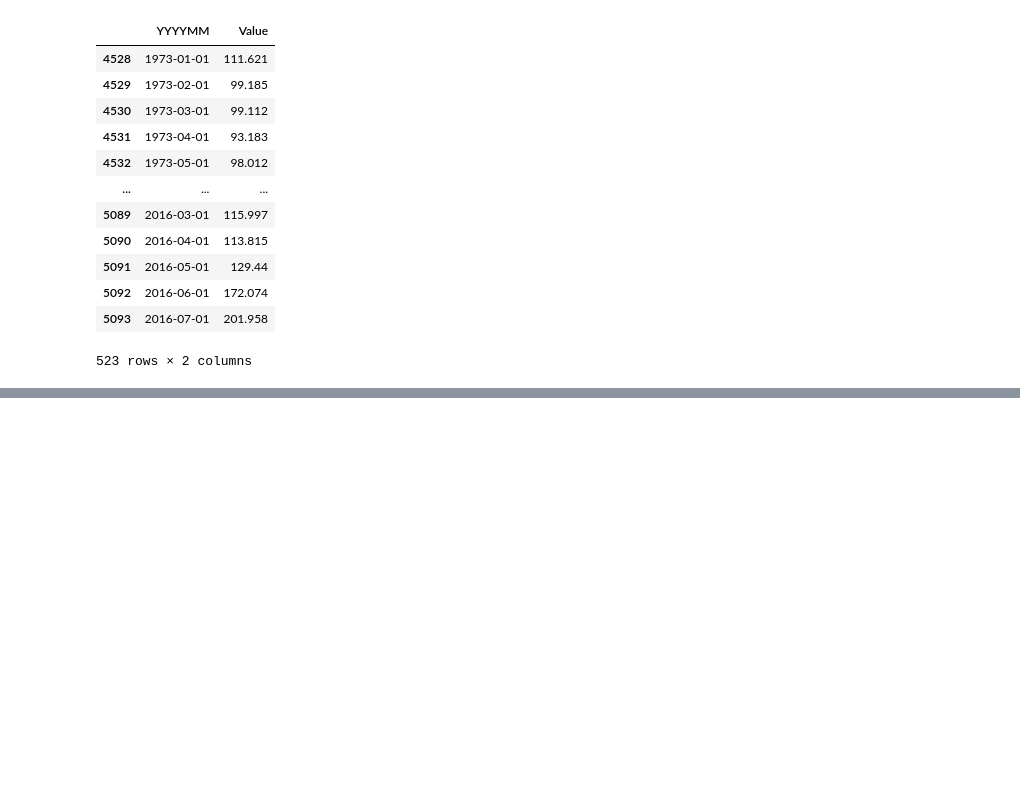
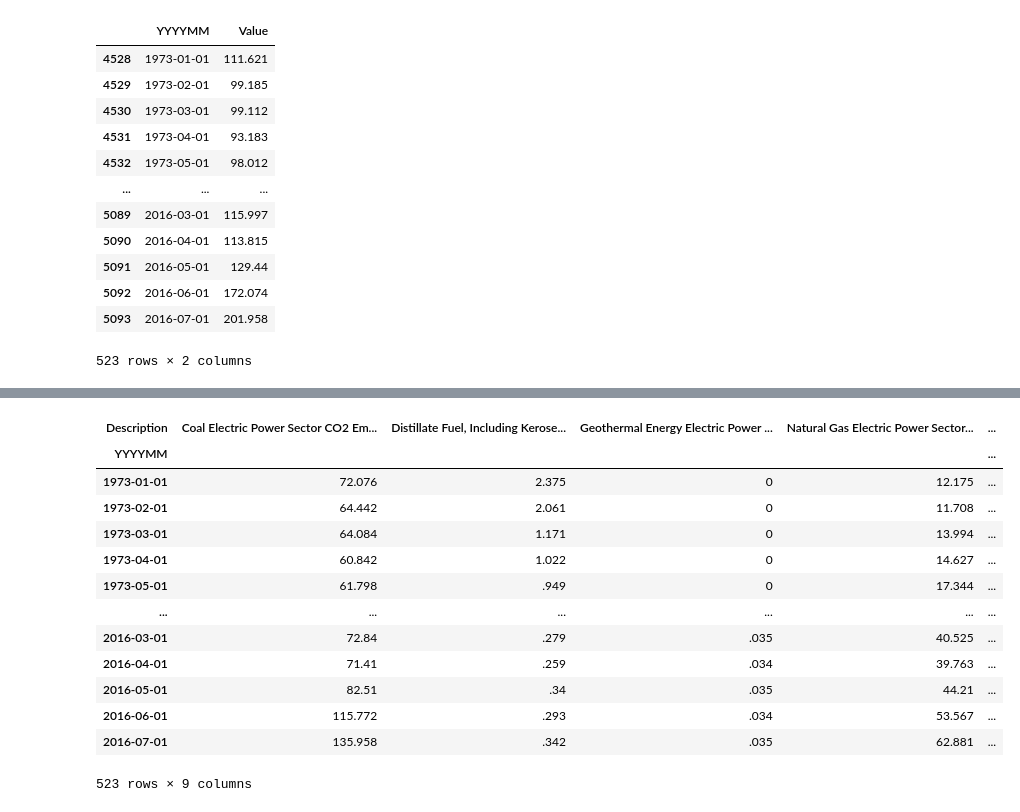
Before and after one commit to UPstartDeveloper/climate-change-analysis, a Jupyter notebook: analysis.ipynb, the cells around one changed output, grey strips where cells are left out. Cells and saved outputs as stored; diff of their text form; code cells hidden in the pictures; blank space fills up the shorter version.

```diff
--- a/analysis.ipynb
+++ b/analysis.ipynb
@@ -806,0 +700,35 @@ new_df
+# %%
+def clean_emission_data(path):
+    def fill_not_available(dataframe, column_name):
+        '''Fills in 0 for all values in the column that are populated by "Not Available."'''
+        new_values = list()
+        for item in dataframe[column_name]:
+            # get the value to append
+            value = item
+            # if value is NaN, change to 0
+            if value == "Not Available":
+                value = 0
+            # add the value
+            new_values.append(value)
+        # reassign the column in the df
+        dataframe[column_name] = new_values
+        # return dataframe
+    """Converts all times in the emissions DataFrame into DateTime values."""
+    # make a DF of the emissions CSV, wherever it's located
+    carbon_df = pd.read_csv(path)
+    # store a list of the different sources
+    carbon_categories = carbon_df['Description'].unique()
+    # convert dates to strings
+    carbon_df['YYYYMM'] = [str(date)[:-2] + "-" + str(date)[-2:] for date in carbon_df['YYYYMM']]
+    # remove all dates in the 13th month
+    new_df = carbon_df[~carbon_df["YYYYMM"].str.contains('-13')]
+    # convert to datetime
+    new_df["YYYYMM"] = pd.to_datetime(new_df['YYYYMM'], format="%Y-%m")
+    # give each energy source it's own column - now the date is the index
+    new_df = new_df.pivot(index='YYYYMM', columns='Description', values='Value')
+    # remove NaN values
+    for category in carbon_categories:
+        new_df = fill_not_available(new_df, category)
+    return new_df, carbon_categories
+# %%
+emissions_df, carbon_categories  = clean_emission_data('./Data/carbon-emissions.csv')
@@ -806,0 +742,17 @@ new_df
+# %%
+emissions_df
+# %% [output]
+| Description | Coal Electric Power Sector CO2 Em... | Distillate Fuel, Including Kerose... | Geothermal Energy Electric Power ... | Natural Gas Electric Power Sector... | ... |
+| YYYYMM |  |  |  |  | ... |
+| 1973-01-01 | 72.076 | 2.375 | 0 | 12.175 | ... |
+| 1973-02-01 | 64.442 | 2.061 | 0 | 11.708 | ... |
+| 1973-03-01 | 64.084 | 1.171 | 0 | 13.994 | ... |
+| 1973-04-01 | 60.842 | 1.022 | 0 | 14.627 | ... |
+| 1973-05-01 | 61.798 | .949 | 0 | 17.344 | ... |
+| ... | ... | ... | ... | ... | ... |
+| 2016-03-01 | 72.84 | .279 | .035 | 40.525 | ... |
+| 2016-04-01 | 71.41 | .259 | .034 | 39.763 | ... |
+| 2016-05-01 | 82.51 | .34 | .035 | 44.21 | ... |
+| 2016-06-01 | 115.772 | .293 | .034 | 53.567 | ... |
+| 2016-07-01 | 135.958 | .342 | .035 | 62.881 | ... |
+523 rows × 9 columns
```
Also changed, not shown: parts of 10 cells of this notebook, 3 other files.
